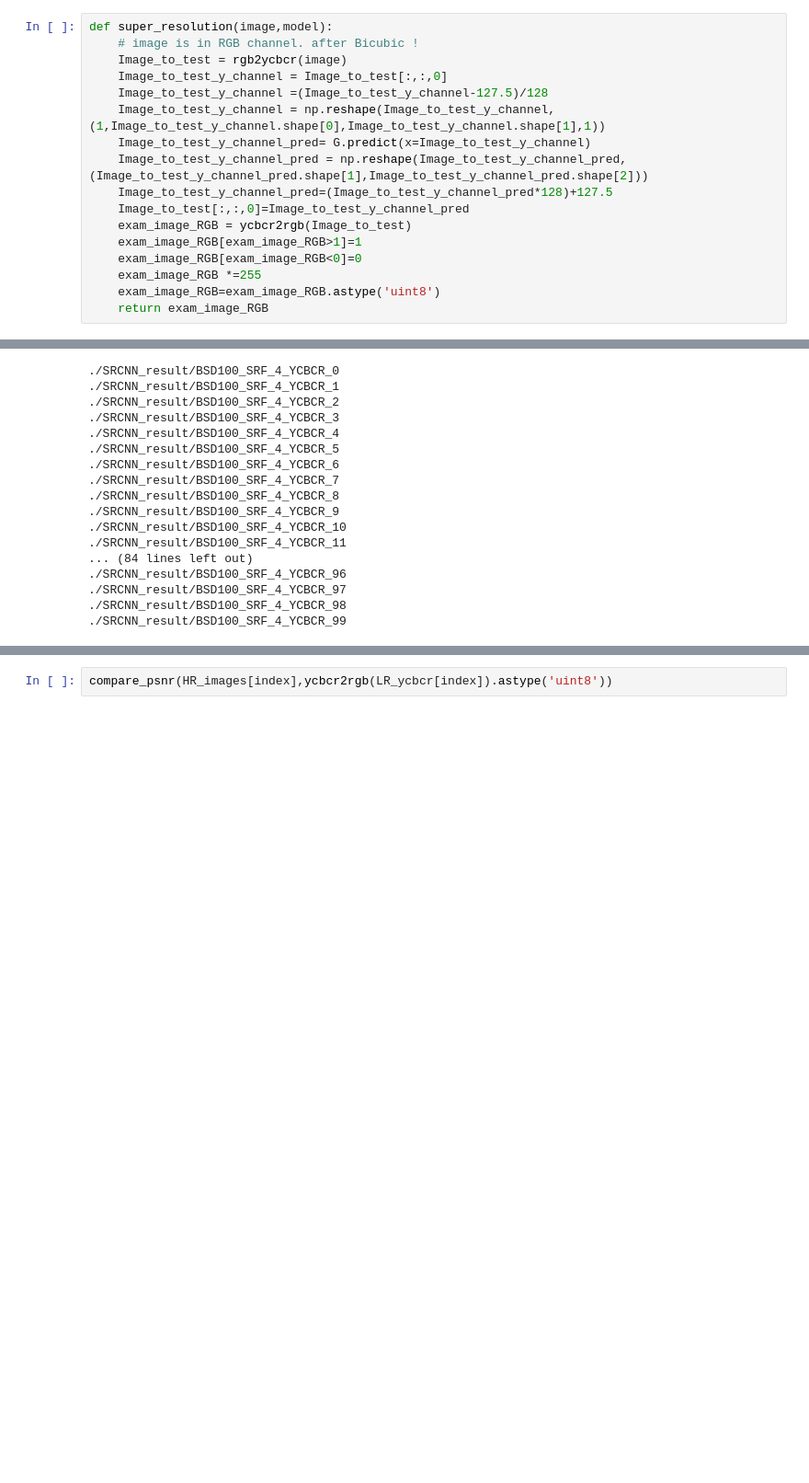
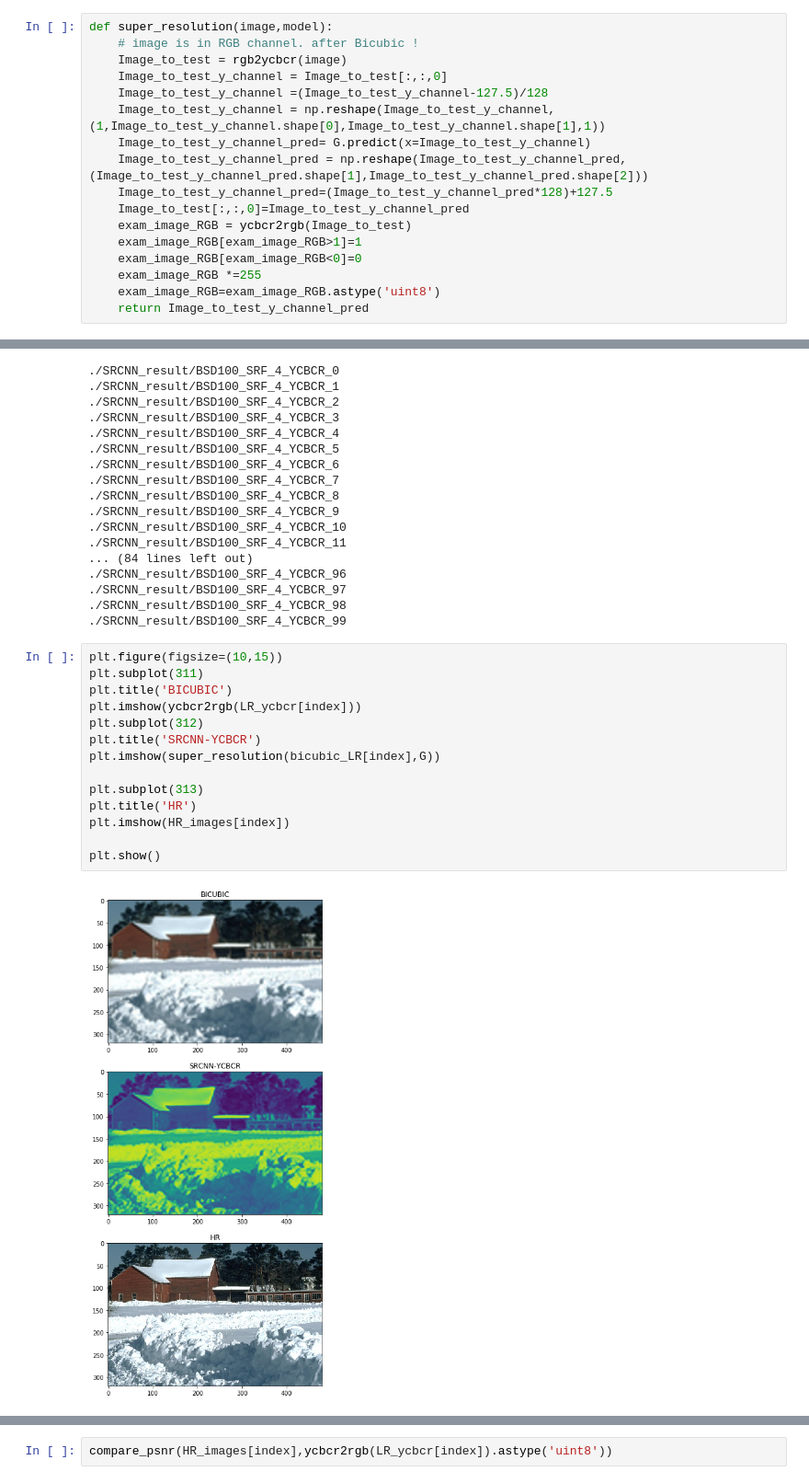
Before and after one commit to plok6325/bicvproject, a Jupyter notebook: Original-SRCNN- BSD100-YCBCR.ipynb, the cells around one changed output, grey strips where cells are left out. Shown at 92% size. Saved outputs shown, nothing was run; the diff lists cells and outputs as text; blank space fills up the shorter version.

```diff
--- a/Original-SRCNN- BSD100-YCBCR.ipynb
+++ b/Original-SRCNN- BSD100-YCBCR.ipynb
@@ -212,4 +202,4 @@ def super_resolution(image,model):
     exam_image_RGB[exam_image_RGB<0]=0
     exam_image_RGB *=255
     exam_image_RGB=exam_image_RGB.astype('uint8')
-    return exam_image_RGB
+    return Image_to_test_y_channel_pred
@@ -255,3 +249,19 @@ for index in tqdm(range(100)):
 ./SRCNN_result/BSD100_SRF_4_YCBCR_97
 ./SRCNN_result/BSD100_SRF_4_YCBCR_98
 ./SRCNN_result/BSD100_SRF_4_YCBCR_99
+# %%
+plt.figure(figsize=(10,15))
+plt.subplot(311)
+plt.title('BICUBIC')
+plt.imshow(ycbcr2rgb(LR_ycbcr[index]))
+plt.subplot(312)
+plt.title('SRCNN-YCBCR')
+plt.imshow(super_resolution(bicubic_LR[index],G))
+
+plt.subplot(313)
+plt.title('HR')
+plt.imshow(HR_images[index])
+
+plt.show()
+# %% [output]
+[figure, added]
```
Also changed, not shown: parts of 16 cells of this notebook, 44 other files.
